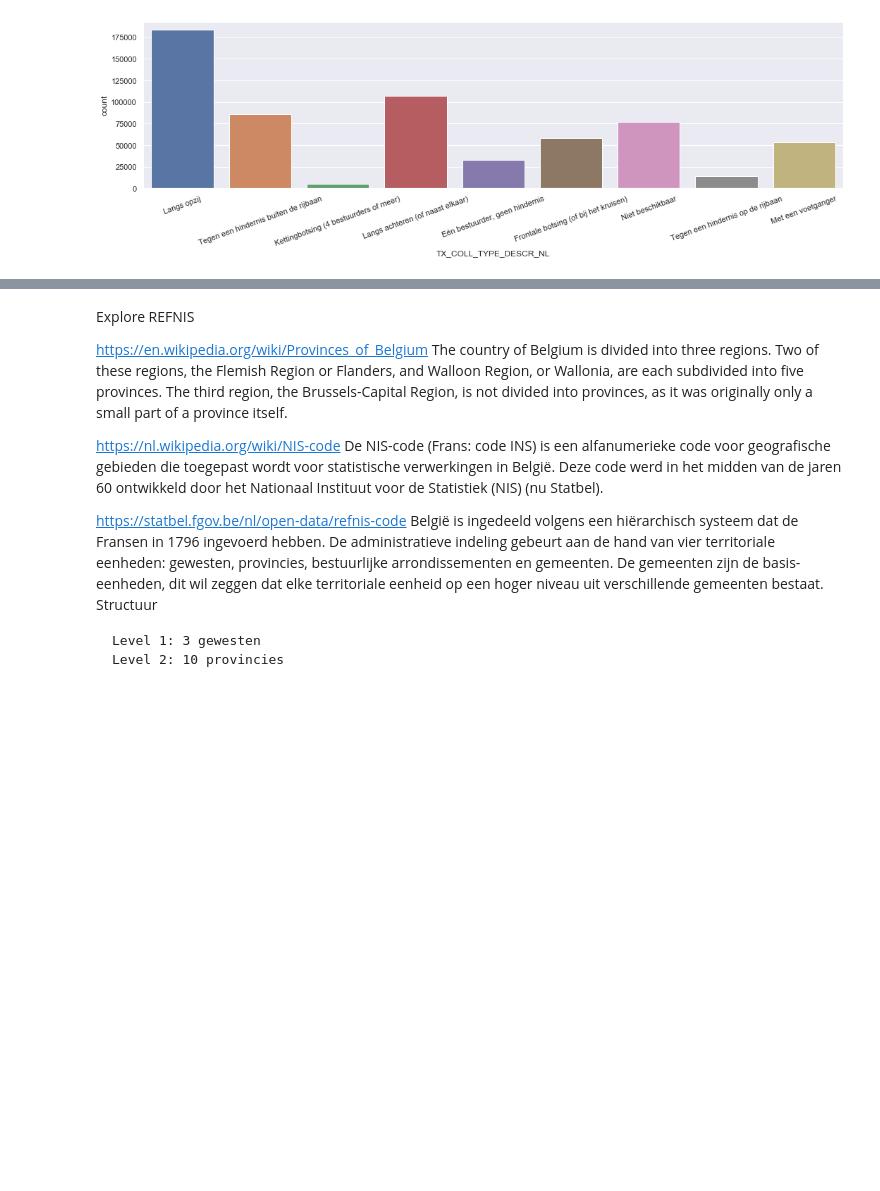
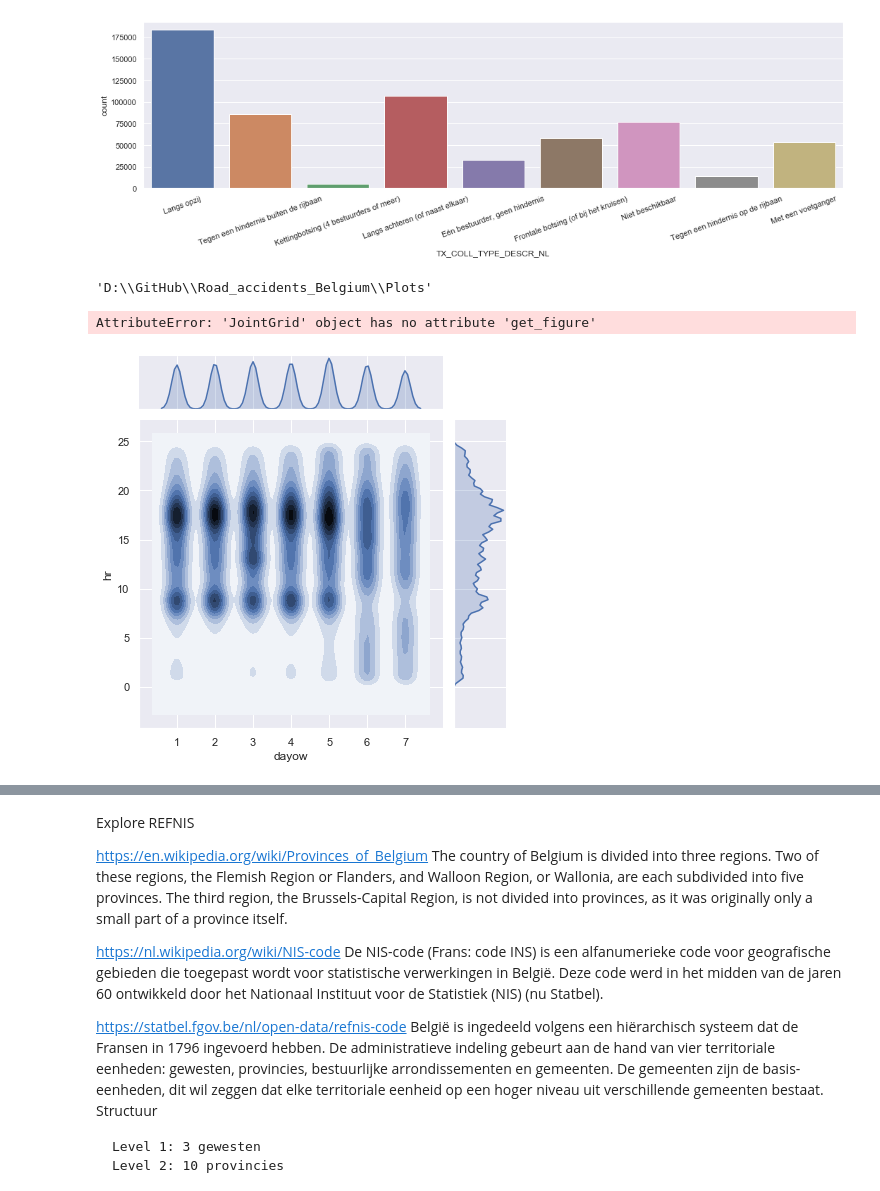
Before and after one commit to rluyck/Road_accidents_Belgium, a Jupyter notebook: Road_accidents_BE_2005_2018.ipynb, the cells around one changed output, grey strips where cells are left out. Drawn from its saved outputs; the diff is of its cells as text; code cells hidden in the pictures; blank space fills up the shorter version.

Commit message:
jointplot

```diff
--- a/Road_accidents_BE_2005_2018.ipynb
+++ b/Road_accidents_BE_2005_2018.ipynb
@@ -207,3 +207,13 @@ fig = ax.get_figure()
 fig.savefig('collision_type.png', dpi=300)
 # %% [output]
 [figure]
+# %%
+os.getcwd()
+# %% [output]
+'D:\\GitHub\\Road_accidents_Belgium\\Plots'
+# %%
+sns.set(rc={'figure.figsize':(15,5)})
+ax = sns.jointplot(x='dayow', y='hr',data=df_accidents,kind="kde")
+# %% [output]
+AttributeError: 'JointGrid' object has no attribute 'get_figure'
+[figure, added]
```
Also changed, not shown: parts of 108 cells of this notebook, 1 other file.
